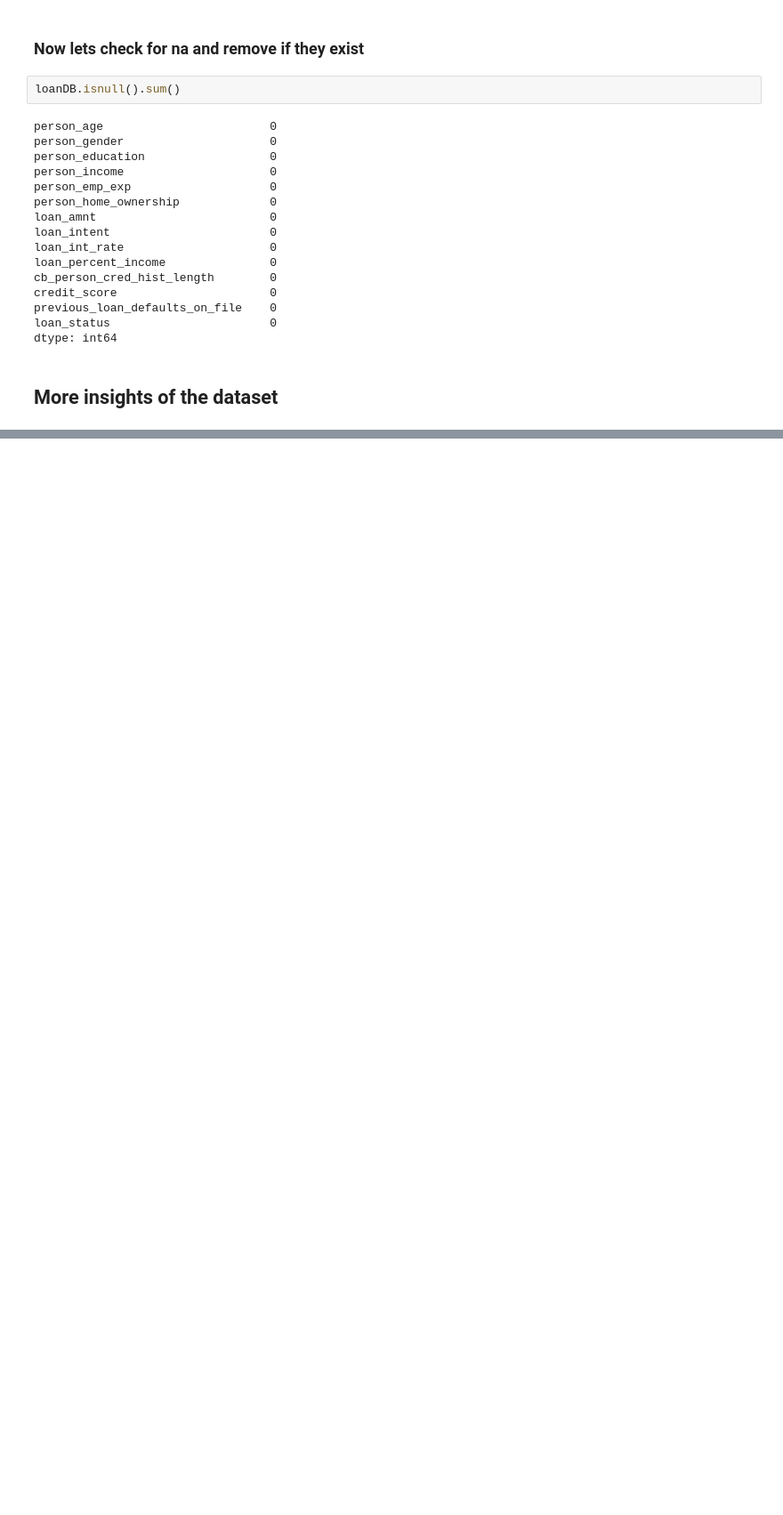
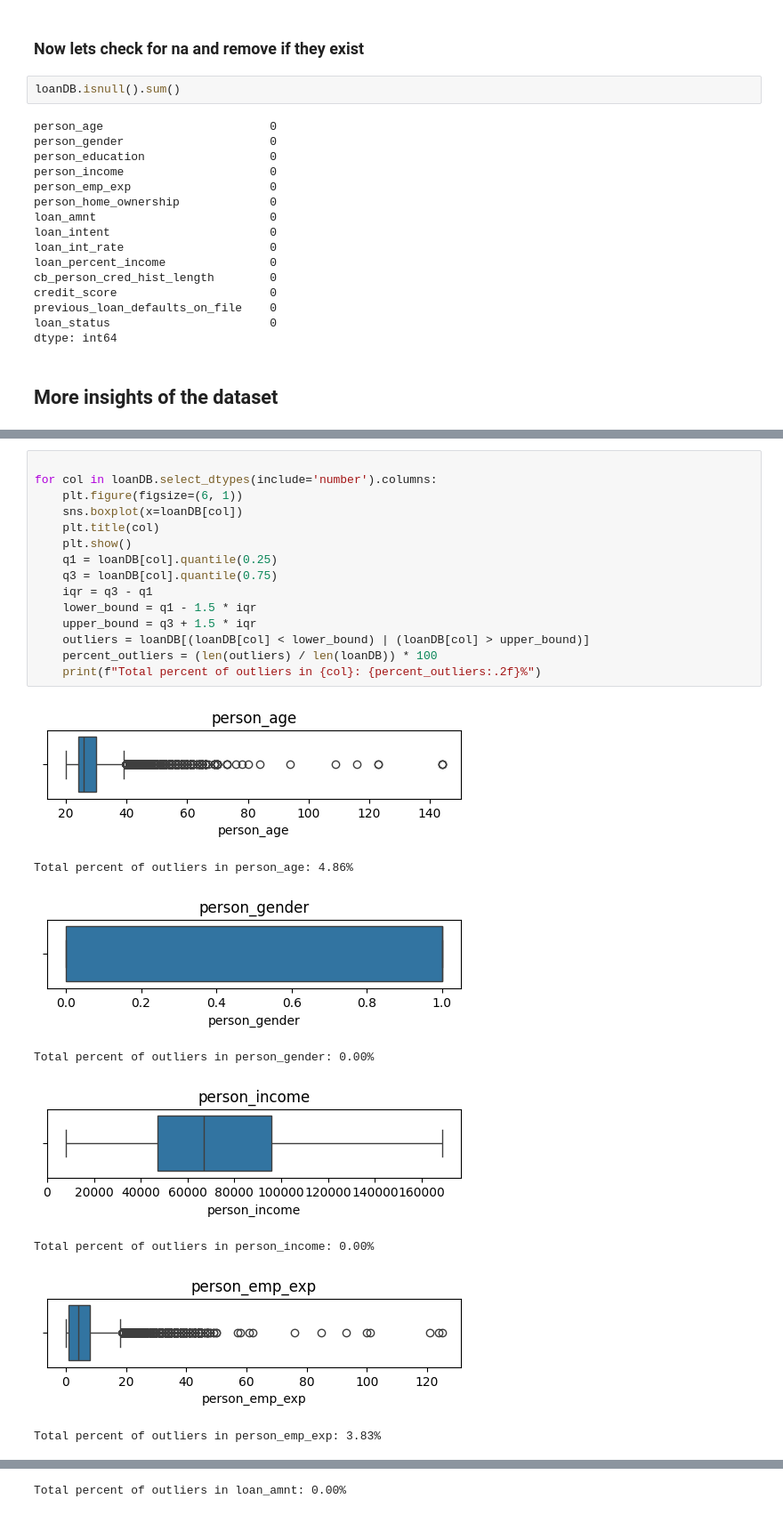
Before and after one commit to AbdulHadi17/VENV-Regression, a Jupyter notebook: notebooks/Logistic regression/main.ipynb, the cells around one changed output, grey strips where cells are left out. Shown: that part at 89% size. Saved outputs shown, nothing was run; the diff lists cells and outputs as text; blank space fills up the shorter version.

```diff
--- a/notebooks/Logistic regression/main.ipynb
+++ b/notebooks/Logistic regression/main.ipynb
@@ -149,0 +149,24 @@ loanDB[object_features]
+# %%
+
+for col in loanDB.select_dtypes(include='number').columns:
+    plt.figure(figsize=(6, 1))
+    sns.boxplot(x=loanDB[col])
+    plt.title(col)
+    plt.show()
+    q1 = loanDB[col].quantile(0.25)
+    q3 = loanDB[col].quantile(0.75)
+    iqr = q3 - q1
+    lower_bound = q1 - 1.5 * iqr
+    upper_bound = q3 + 1.5 * iqr
+    outliers = loanDB[(loanDB[col] < lower_bound) | (loanDB[col] > upper_bound)]
+    percent_outliers = (len(outliers) / len(loanDB)) * 100
+    print(f"Total percent of outliers in {col}: {percent_outliers:.2f}%")
+# %% [output]
+[figure, added]
+Total percent of outliers in person_age: 4.86%
+[figure, added]
+Total percent of outliers in person_gender: 0.00%
+[figure, added]
+Total percent of outliers in person_income: 0.00%
+[figure, added]
+Total percent of outliers in person_emp_exp: 3.83%
@@ -149,0 +174 @@ loanDB[object_features]
+Total percent of outliers in loan_amnt: 0.00%
```
Also changed, not shown: parts of 14 cells of this notebook.
